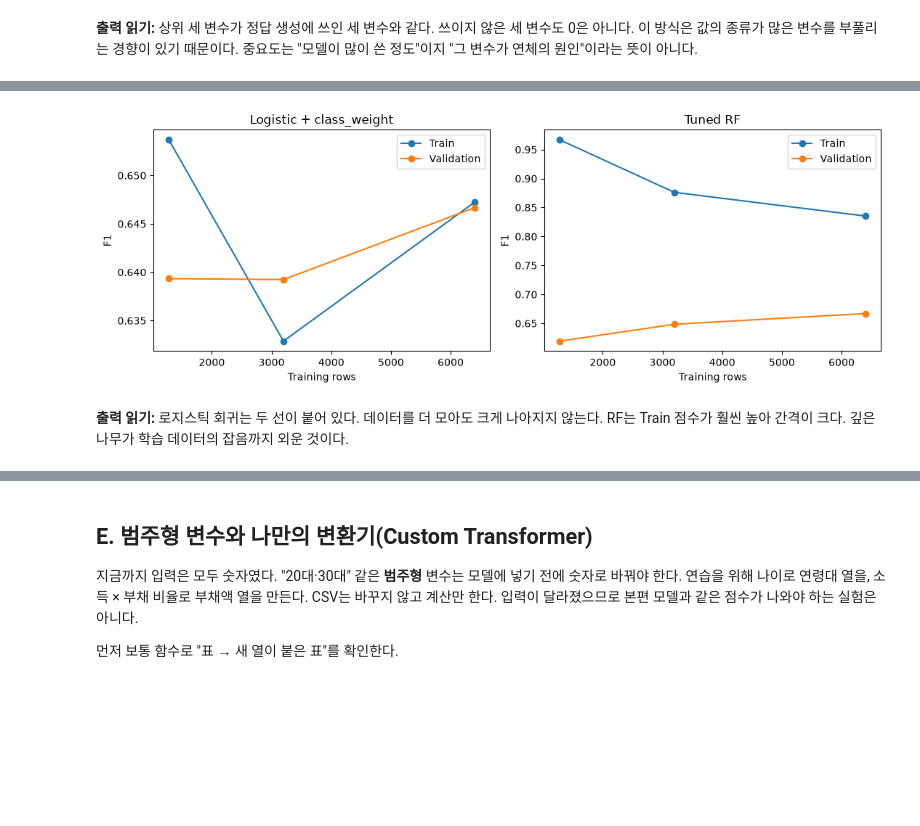
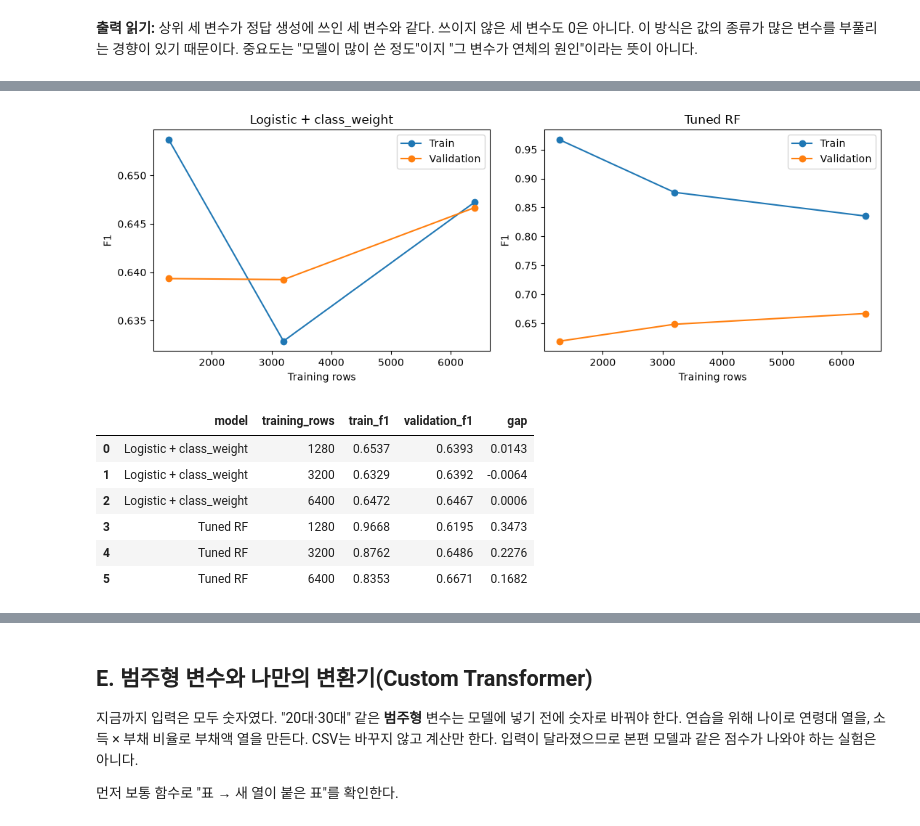
Before and after one commit to feelosophysics/codsaid, a Jupyter notebook: 02_Advanced/A5-1/notebooks/learning_walkthrough.ipynb, the cells around one changed output, grey strips where cells are left out. Cells and saved outputs as stored; diff of their text form; code cells hidden in the pictures; blank space fills up the shorter version.

```diff
--- a/02_Advanced/A5-1/notebooks/learning_walkthrough.ipynb
+++ b/02_Advanced/A5-1/notebooks/learning_walkthrough.ipynb
@@ -1611,22 +1617,32 @@ Train의 20%, 50%, 100%만 써서 학습하고, 각 크기에서 학습한 데
 # %%
 from sklearn.model_selection import learning_curve
 
 fig, axes = plt.subplots(1, 2, figsize=(11, 4))
 curve_models = [("Logistic + class_weight", balanced_logistic), ("Tuned RF", tuned_forest)]
+curve_rows = []
 for axis, (model_name, estimator) in zip(axes, curve_models):
     sizes, train_scores, validation_scores = learning_curve(
         clone(estimator), X_train, y_classification_train,
         train_sizes=[0.2, 0.5, 1.0], cv=classification_cv, scoring="f1",
     )
     axis.plot(sizes, train_scores.mean(axis=1), marker="o", label="Train")
     axis.plot(sizes, validation_scores.mean(axis=1), marker="o", label="Validation")
     axis.set_title(model_name)
     axis.set_xlabel("Training rows")
     axis.set_ylabel("F1")
     axis.legend()
+    for size, train_score, validation_score in zip(sizes, train_scores.mean(axis=1), validation_scores.mean(axis=1)):
+        curve_rows.append({"model": model_name, "training_rows": size, "train_f1": train_score,
+                           "validation_f1": validation_score, "gap": train_score - validation_score})
 plt.tight_layout()
 plt.show()
+display(pd.DataFrame(curve_rows))
 # %% [output]
 [figure]
+|  | model | training_rows | train_f1 | validation_f1 | gap |
+| 0 | Logistic + class_weight | 1280 | 0.6537 | 0.6393 | 0.0143 |
+| 1 | Logistic + class_weight | 3200 | 0.6329 | 0.6392 | -0.0064 |
+| 2 | Logistic + class_weight | 6400 | 0.6472 | 0.6467 | 0.0006 |
+| 3 | Tuned RF | 1280 | 0.9668 | 0.6195 | 0.3473 |
+| 4 | Tuned RF | 3200 | 0.8762 | 0.6486 | 0.2276 |
+| 5 | Tuned RF | 6400 | 0.8353 | 0.6671 | 0.1682 |
-# %% [markdown]
-**출력 읽기:** 로지스틱 회귀는 두 선이 붙어 있다. 데이터를 더 모아도 크게 나아지지 않는다. RF는 Train 점수가 훨씬 높아 간격이 크다. 깊은 나무가 학습 데이터의 잡음까지 외운 것이다.
```
Also changed, not shown: parts of 9 cells of this notebook, 1 other file.
